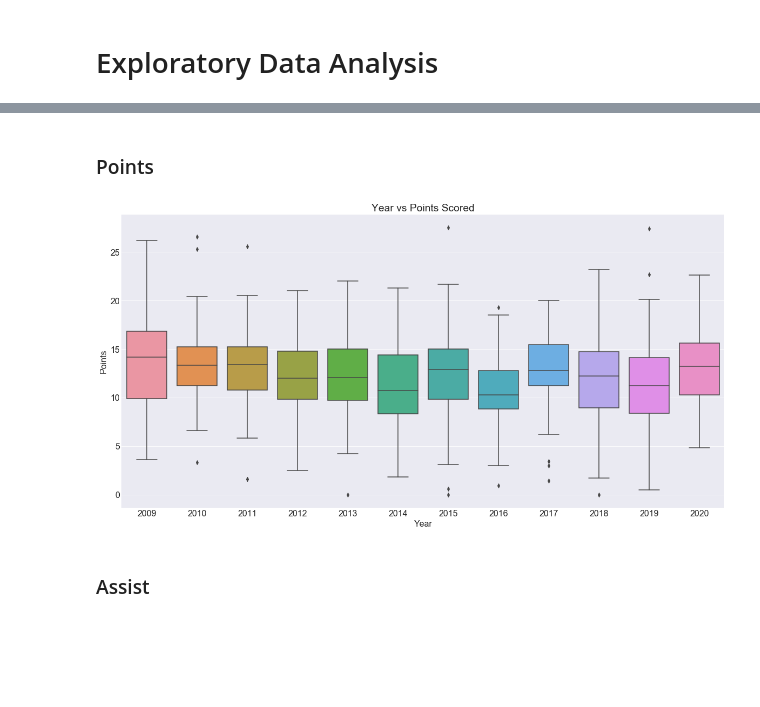
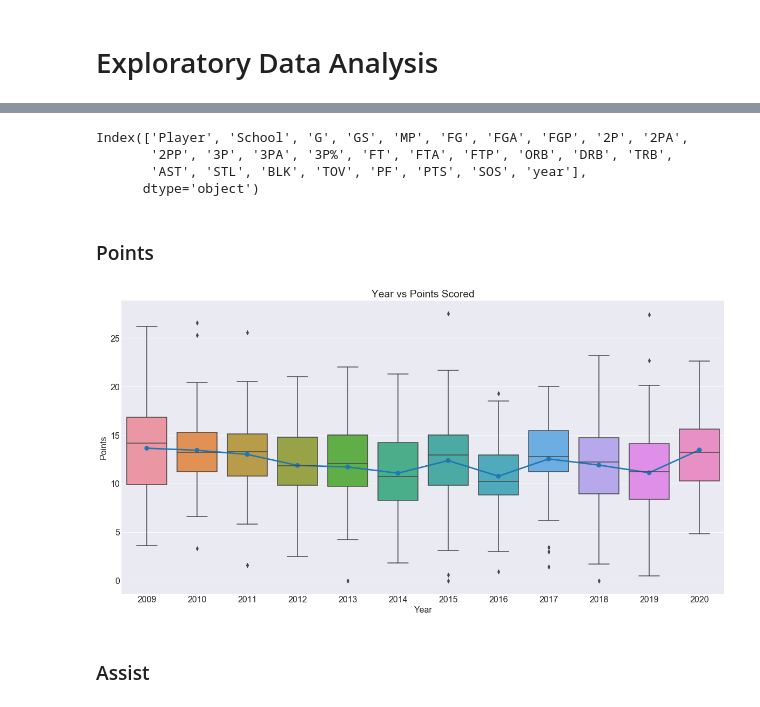
Before and after one commit to chungtseng96/NBA-Rookie-Stat-Predictions, a Jupyter notebook: notebook/eda/Exploratory Data Analysis .ipynb, the cells around one changed output, grey strips where cells are left out. Drawn from its saved outputs; the diff is of its cells as text; code cells hidden in the pictures; blank space fills up the shorter version.

```diff
--- a/notebook/eda/Exploratory Data Analysis .ipynb
+++ b/notebook/eda/Exploratory Data Analysis .ipynb
@@ -21,17 +23,25 @@ college.head()
 5 rows × 28 columns
+# %%
+college.columns
+# %% [output]
+Index(['Player', 'School', 'G', 'GS', 'MP', 'FG', 'FGA', 'FGP', '2P', '2PA',
+       '2PP', '3P', '3PA', '3P%', 'FT', 'FTA', 'FTP', 'ORB', 'DRB', 'TRB',
+       'AST', 'STL', 'BLK', 'TOV', 'PF', 'PTS', 'SOS', 'year'],
+      dtype='object')
 # %% [markdown]
 ### Points
 # %%
 plt.rcParams.update({'font.size': 16})
 sns.set_style('darkgrid')
 fig, ax = plt.subplots(figsize=(20,10))
 plt.title('Year vs Points Scored')
 sns.boxplot(college['year'], college['PTS'], ax=ax)
+sns.pointplot(x='year', y='PTS', data=college.groupby('year', as_index=False).mean(), ax=ax)
 plt.xlabel('Year')
 plt.ylabel('Points')
 plt.show()
 # %% [output]
-[figure, old version]
+[figure, new version]
 # %% [markdown]
 ### Assist
 # %%
```
Also changed, not shown: parts of 21 cells of this notebook, 3 other files.
